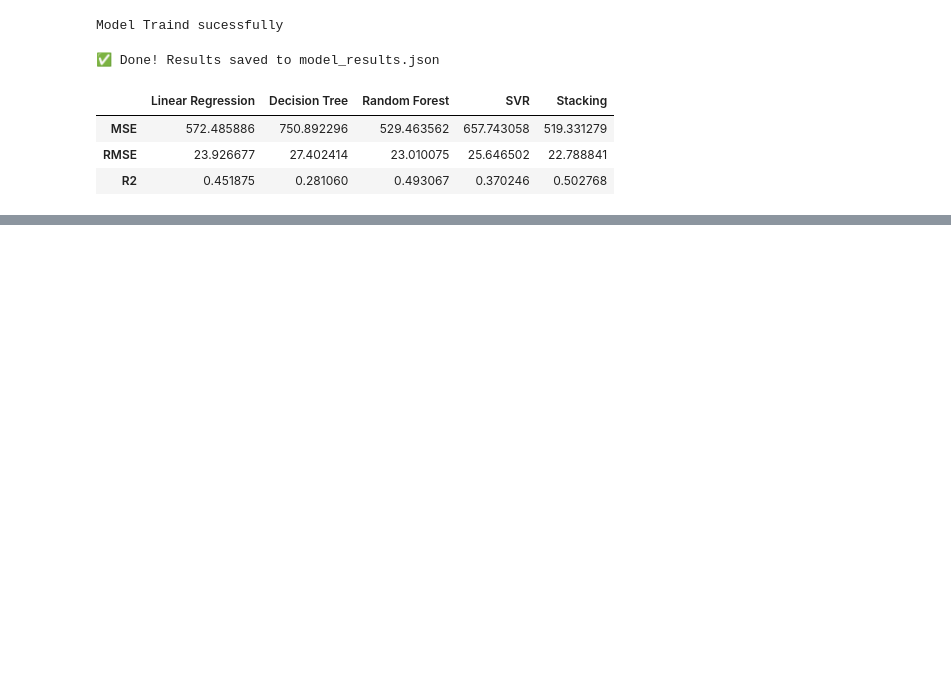
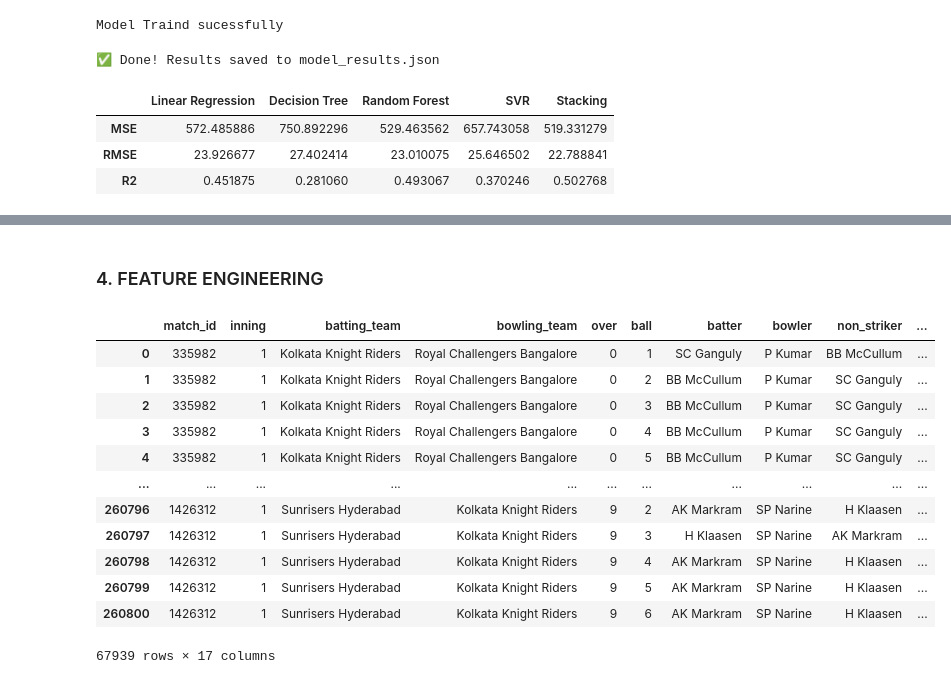
Before and after one commit to DevrshShukla/ipl_stacking, a Jupyter notebook: predict.ipynb, the cells around one changed output, grey strips where cells are left out. Saved outputs shown, nothing was run; the diff lists cells and outputs as text; code cells hidden in the pictures; blank space fills up the shorter version.

```diff
--- a/predict.ipynb
+++ b/predict.ipynb
@@ -273,0 +302,3 @@ pd.DataFrame(results)
+# %%
+matches = pd.read_csv('matches.csv')
+deliveries = pd.read_csv('deliveries.csv')
@@ -273,0 +402,11 @@ pd.DataFrame(results)
+# %%
+# --- DELIVERIES ---
+
+# filter innings
+deliveries = deliveries[deliveries['inning'].isin([1,2])]
+# %%
+# fill NA
+deliveries['extras_type'] = deliveries['extras_type'].fillna('normal')
+deliveries['player_dismissed'] = deliveries['player_dismissed'].fillna('none')
+deliveries['dismissal_kind'] = deliveries['dismissal_kind'].fillna('none')
+deliveries['fielder'] = deliveries['fielder'].fillna('none')
@@ -273,0 +433,21 @@ pd.DataFrame(results)
+# %% [markdown]
+### 4. FEATURE ENGINEERING
+# %%
+# only first 10 overs
+d10 = deliveries[(deliveries['over'] < 10) & (deliveries['inning'] == 1)]
+# %%
+d10
+# %% [output]
+|  | match_id | inning | batting_team | bowling_team | over | ball | batter | bowler | non_striker | ... |
+| 0 | 335982 | 1 | Kolkata Knight Riders | Royal Challengers Bangalore | 0 | 1 | SC Ganguly | P Kumar | BB McCullum | ... |
+| 1 | 335982 | 1 | Kolkata Knight Riders | Royal Challengers Bangalore | 0 | 2 | BB McCullum | P Kumar | SC Ganguly | ... |
+| 2 | 335982 | 1 | Kolkata Knight Riders | Royal Challengers Bangalore | 0 | 3 | BB McCullum | P Kumar | SC Ganguly | ... |
+| 3 | 335982 | 1 | Kolkata Knight Riders | Royal Challengers Bangalore | 0 | 4 | BB McCullum | P Kumar | SC Ganguly | ... |
+| 4 | 335982 | 1 | Kolkata Knight Riders | Royal Challengers Bangalore | 0 | 5 | BB McCullum | P Kumar | SC Ganguly | ... |
+| ... | ... | ... | ... | ... | ... | ... | ... | ... | ... | ... |
+| 260796 | 1426312 | 1 | Sunrisers Hyderabad | Kolkata Knight Riders | 9 | 2 | AK Markram | SP Narine | H Klaasen | ... |
+| 260797 | 1426312 | 1 | Sunrisers Hyderabad | Kolkata Knight Riders | 9 | 3 | H Klaasen | SP Narine | AK Markram | ... |
+| 260798 | 1426312 | 1 | Sunrisers Hyderabad | Kolkata Knight Riders | 9 | 4 | AK Markram | SP Narine | H Klaasen | ... |
+| 260799 | 1426312 | 1 | Sunrisers Hyderabad | Kolkata Knight Riders | 9 | 5 | AK Markram | SP Narine | H Klaasen | ... |
+| 260800 | 1426312 | 1 | Sunrisers Hyderabad | Kolkata Knight Riders | 9 | 6 | AK Markram | SP Narine | H Klaasen | ... |
+67939 rows × 17 columns
```
Also changed, not shown: parts of 48 cells of this notebook.
